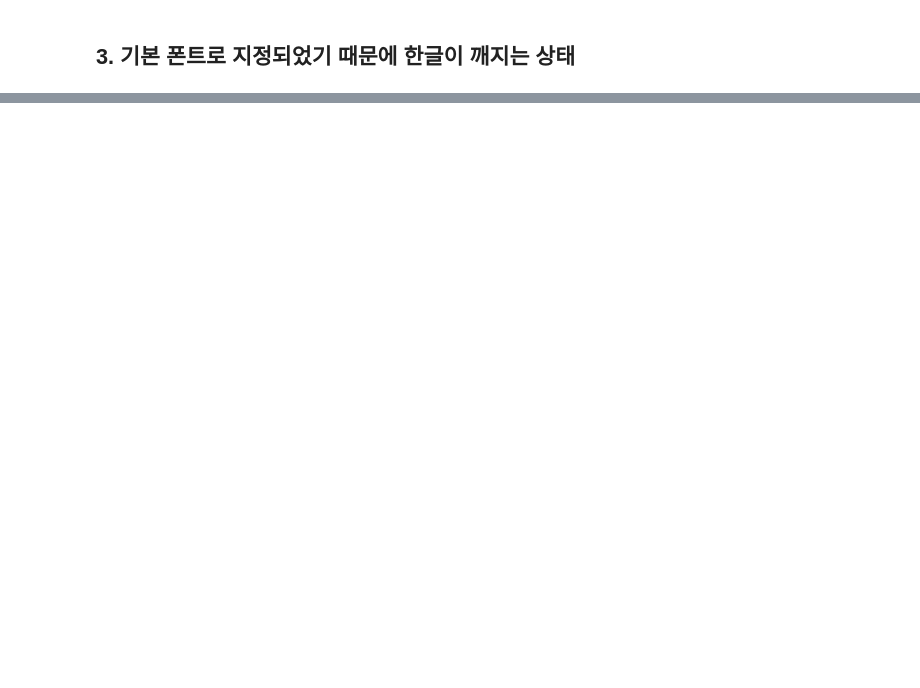
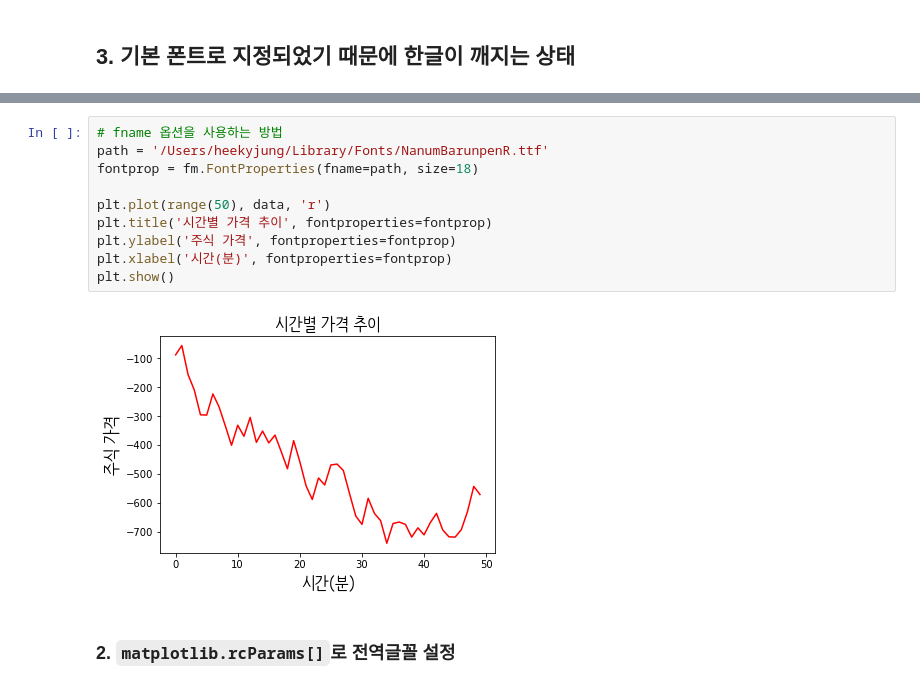
Before and after one commit to heekyjung/kaggleDataScience, a Jupyter notebook: matplotlib_font_setting.ipynb, the cells around one changed output, grey strips where cells are left out. Cells and saved outputs as stored; diff of their text form; blank space fills up the shorter version.

Commit message:
210401 font setting

```diff
--- a/matplotlib_font_setting.ipynb
+++ b/matplotlib_font_setting.ipynb
@@ -37,0 +145,14 @@ Text(0.5, 0, '시간(분)')
+# %%
+# fname 옵션을 사용하는 방법
+path = '/Users/heekyjung/Library/Fonts/NanumBarunpenR.ttf'
+fontprop = fm.FontProperties(fname=path, size=18)
+
+plt.plot(range(50), data, 'r')
+plt.title('시간별 가격 추이', fontproperties=fontprop)
+plt.ylabel('주식 가격', fontproperties=fontprop)
+plt.xlabel('시간(분)', fontproperties=fontprop)
+plt.show()
+# %% [output]
+[figure, added]
+# %% [markdown]
+### 2. `matplotlib.rcParams[]`로 전역글꼴 설정
```
Also changed, not shown: parts of 27 cells of this notebook.
